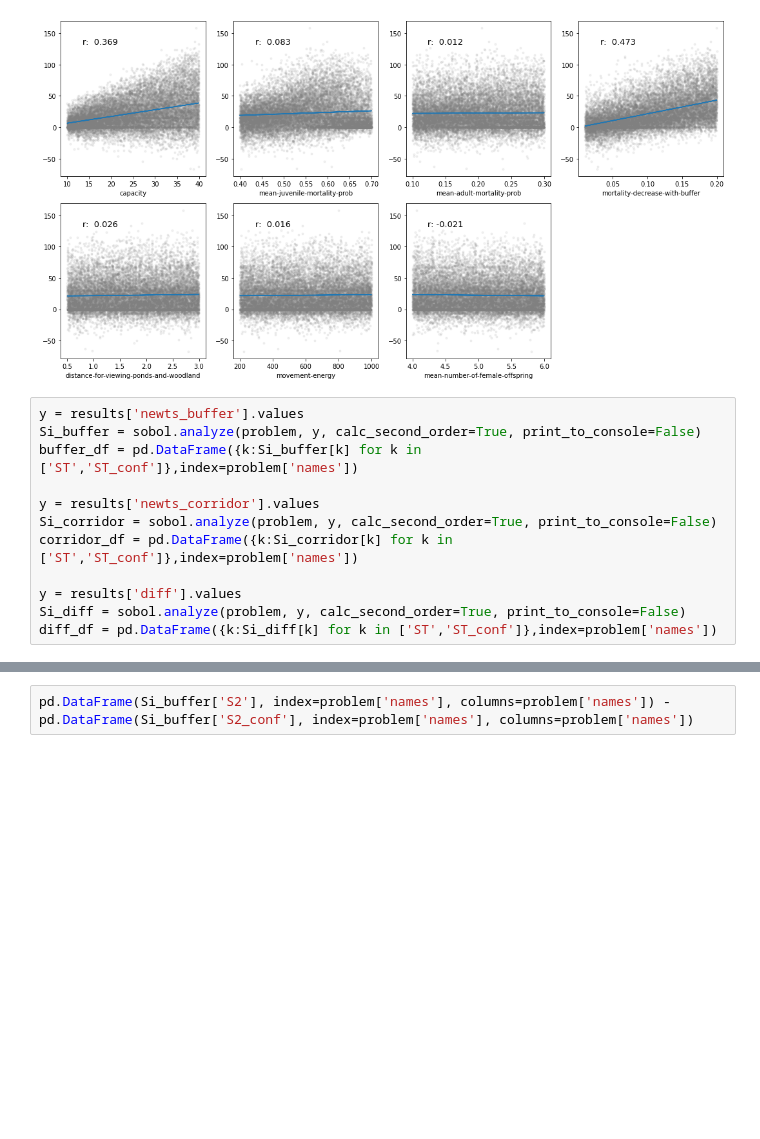
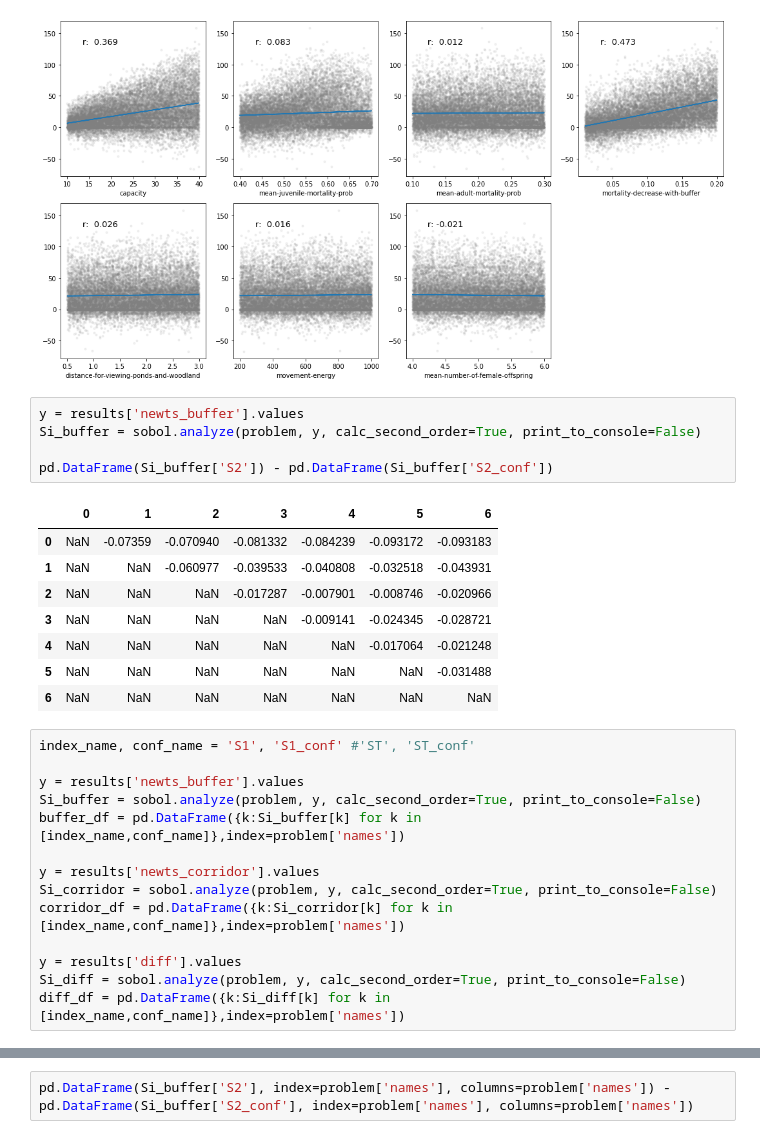
Before and after one commit to FelixNoessler/Buffers-or-corridors-for-great-crested-newts, a Jupyter notebook: model analysis/sensitivity_analysis/16384runs_7parameter/scripts/sensitivity.ipynb, the cells around one changed output, grey strips where cells are left out. Drawn from its saved outputs; the diff is of its cells as text; blank space fills up the shorter version.

```diff
--- a/model analysis/sensitivity_analysis/16384runs_7parameter/scripts/sensitivity.ipynb
+++ b/model analysis/sensitivity_analysis/16384runs_7parameter/scripts/sensitivity.ipynb
@@ -125,16 +130,32 @@ plt.tight_layout()
 plt.savefig(f'../results/corr_{scenario}.png')
 # %% [output]
 [figure]
+# %%
+y = results['newts_buffer'].values
+Si_buffer = sobol.analyze(problem, y, calc_second_order=True, print_to_console=False)
+
+pd.DataFrame(Si_buffer['S2']) - pd.DataFrame(Si_buffer['S2_conf'])
+# %% [output]
+|  | 0 | 1 | 2 | 3 | 4 | 5 | 6 |
+| 0 | NaN | -0.07359 | -0.070940 | -0.081332 | -0.084239 | -0.093172 | -0.093183 |
+| 1 | NaN | NaN | -0.060977 | -0.039533 | -0.040808 | -0.032518 | -0.043931 |
+| 2 | NaN | NaN | NaN | -0.017287 | -0.007901 | -0.008746 | -0.020966 |
+| 3 | NaN | NaN | NaN | NaN | -0.009141 | -0.024345 | -0.028721 |
+| 4 | NaN | NaN | NaN | NaN | NaN | -0.017064 | -0.021248 |
+| 5 | NaN | NaN | NaN | NaN | NaN | NaN | -0.031488 |
+| 6 | NaN | NaN | NaN | NaN | NaN | NaN | NaN |
 # %%
+index_name, conf_name = 'S1', 'S1_conf' #'ST', 'ST_conf'
+
 y = results['newts_buffer'].values
 Si_buffer = sobol.analyze(problem, y, calc_second_order=True, print_to_console=False)
-buffer_df = pd.DataFrame({k:Si_buffer[k] for k in ['ST','ST_conf']},index=problem['names'])
+buffer_df = pd.DataFrame({k:Si_buffer[k] for k in [index_name,conf_name]},index=problem['names'])
 
 y = results['newts_corridor'].values
 Si_corridor = sobol.analyze(problem, y, calc_second_order=True, print_to_console=False)
-corridor_df = pd.DataFrame({k:Si_corridor[k] for k in ['ST','ST_conf']},index=problem['names'])
+corridor_df = pd.DataFrame({k:Si_corridor[k] for k in [index_name,conf_name]},index=problem['names'])
 
 y = results['diff'].values
 Si_diff = sobol.analyze(problem, y, calc_second_order=True, print_to_console=False)
-diff_df = pd.DataFrame({k:Si_diff[k] for k in ['ST','ST_conf']},index=problem['names'])
+diff_df = pd.DataFrame({k:Si_diff[k] for k in [index_name,conf_name]},index=problem['names'])
 # %%
```
Also changed, not shown: parts of 3 cells of this notebook, 19 other files.
